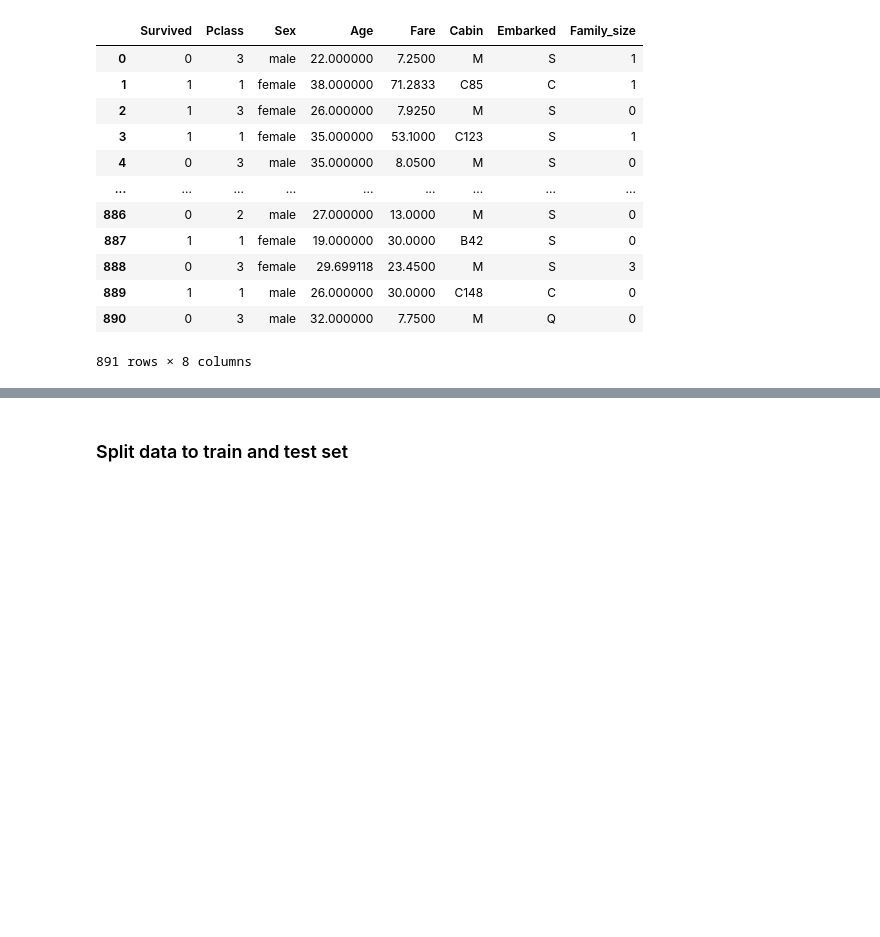
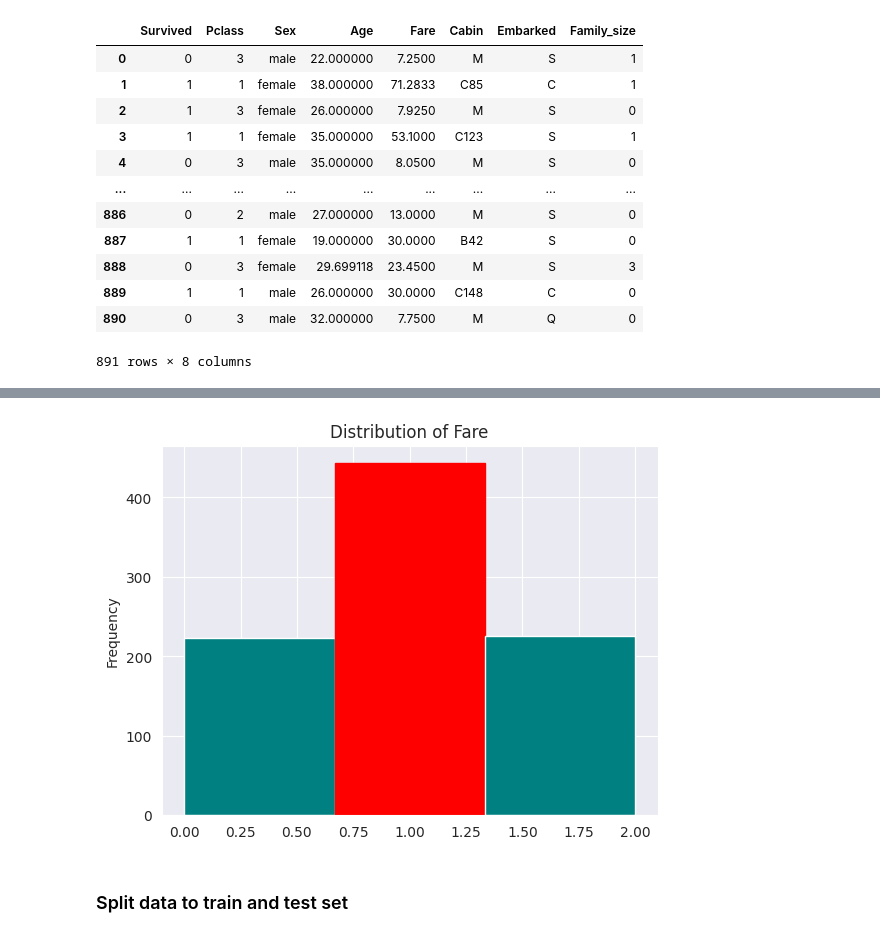
Before and after one commit to Softwareify/TitanicWebAI, a Jupyter notebook: ai/main.ipynb, the cells around one changed output, grey strips where cells are left out. Cells and saved outputs as stored; diff of their text form; code cells hidden in the pictures; blank space fills up the shorter version.

```diff
--- a/ai/main.ipynb
+++ b/ai/main.ipynb
@@ -230,3 +251,10 @@ titanic_data_update
+# %%
+plt.title("Distribution of Fare")
+s = titanic_data_update["Fare"]
+p = s.plot(kind='hist', bins=3, color='teal')
+p.patches[1].set_color('red')
+# %% [output]
+[figure, added]
 # %% [markdown]
 ### Split data to train and test set
 # %% [markdown]
```
Also changed, not shown: parts of 29 cells of this notebook.
